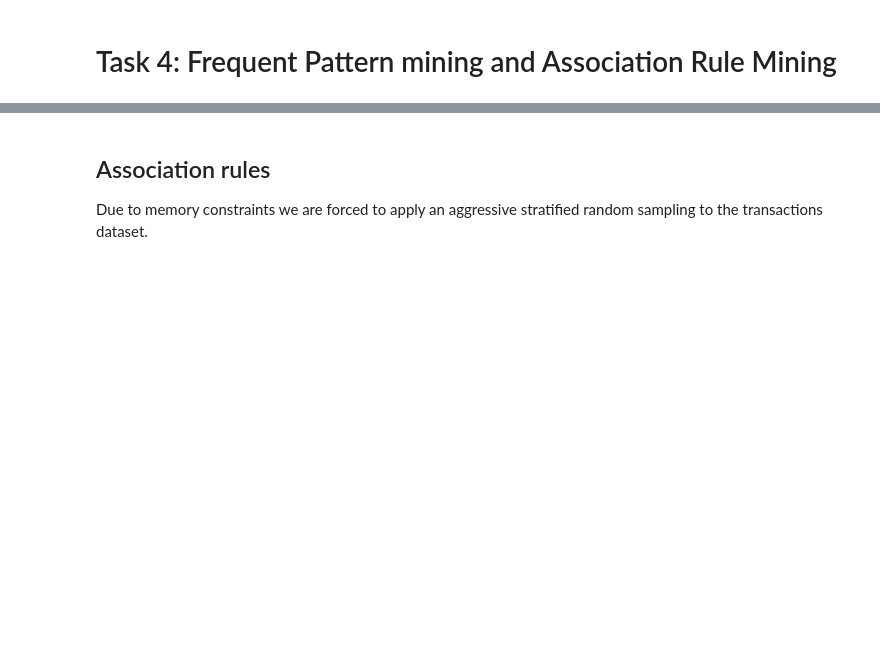
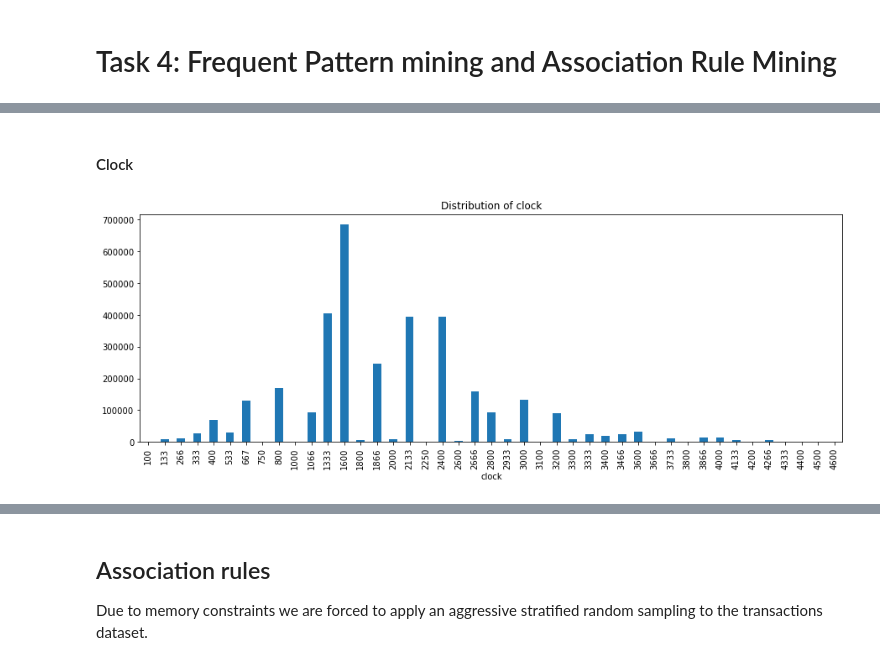
Before and after one commit to adettori/Data-Mining-DM-2020-project, a Jupyter notebook: DM_14_TASK4/dm2020-2-task4.ipynb, the cells around one changed output, grey strips where cells are left out. Drawn from its saved outputs; the diff is of its cells as text; code cells hidden in the pictures; blank space fills up the shorter version.

```diff
--- a/DM_14_TASK4/dm2020-2-task4.ipynb
+++ b/DM_14_TASK4/dm2020-2-task4.ipynb
@@ -38,0 +79,14 @@ df_sales_merged.head()
+# %%
+bins = pd.IntervalIndex.from_tuples([(0, 4), (6, 8), (12, 16), (24, 32), (48, 256)], closed="both")
+
+df_sales_proc.loc[:, "memory"] = pd.cut(df_sales_proc['memory'].astype(int), bins, right=False)
+df_sales_proc.loc[:, "memory"] = df_sales_proc["memory"].astype(str) + '_mem'
+# %% [markdown]
+#### Clock
+# %%
+plt.figure(figsize=(15,5))
+plt.title("Distribution of clock")
+df_sales_proc.groupby(["clock"]).size().plot(kind="bar")
+plt.show()
+# %% [output]
+[figure, added]
```
Also changed, not shown: parts of 48 cells of this notebook.
